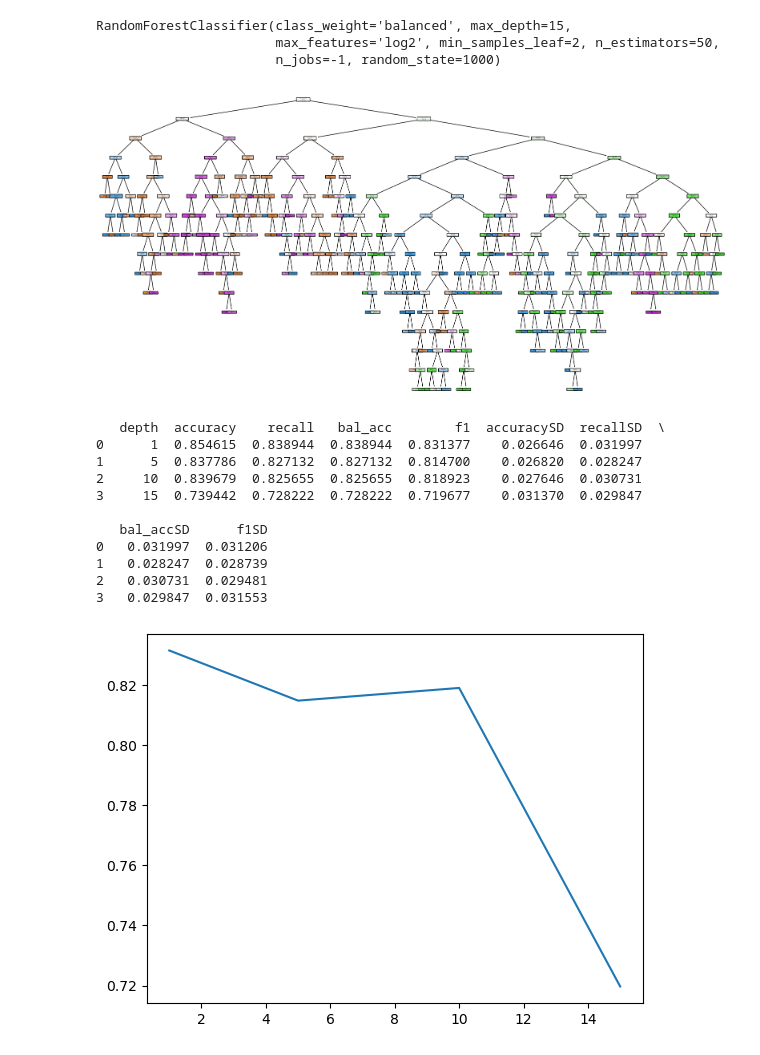
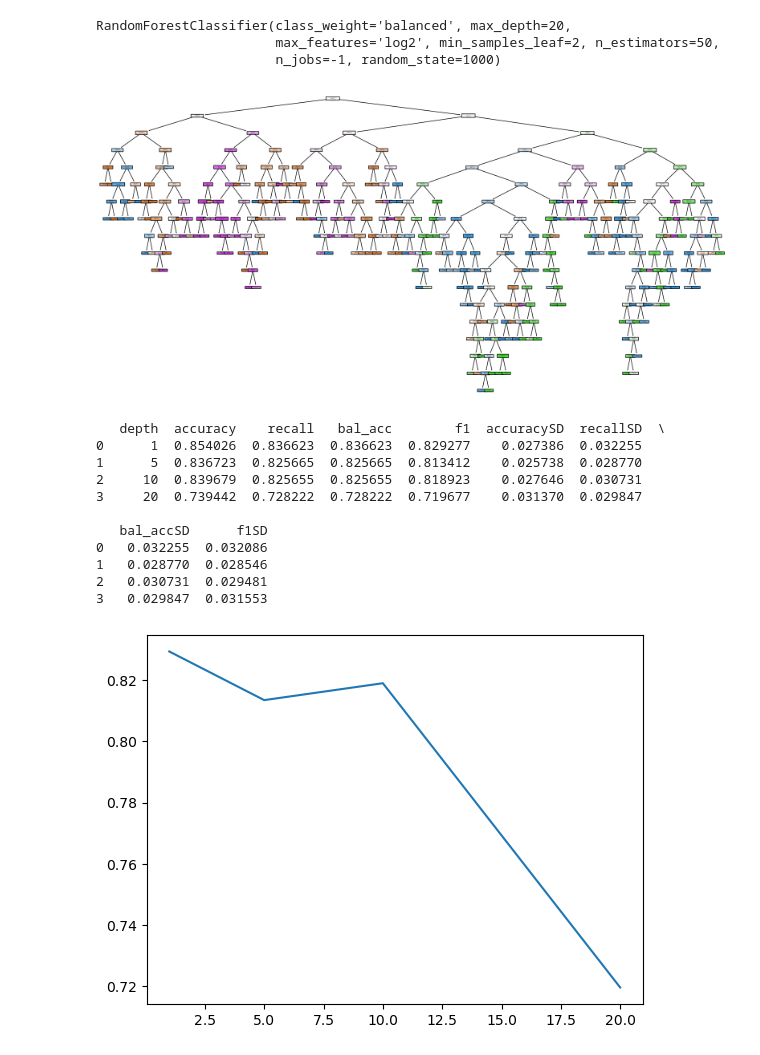
Before and after one commit to mrcarlson3/DS3021Final, a Jupyter notebook: ObesityPrediction.ipynb, the cells around one changed output. Saved outputs shown, nothing was run; the diff lists cells and outputs as text; code cells hidden in the pictures.

```diff
--- a/ObesityPrediction.ipynb
+++ b/ObesityPrediction.ipynb
@@ -13,5 +21,7 @@ df = pd.read_csv('ObesityDataSet-1.csv')
 # %%
-def combine_weight_category(row):
+# this is a function to combine weight categories into broader categories of Underweight, Normal, Overweight, and Obesity
+#this is done by searching each row and using if statements to see which category it belongs to
+def combine_weight(row):
     if row in ['Overweight_Level_I', 'Overweight_Level_II']:
         return 'Overweight'
     elif row in ['Obesity_Type_I', 'Obesity_Type_II', 'Obesity_Type_III']:
@@ -23,9 +33,11 @@ def combine_weight_category(row):
     else:
         return row
 
-df['weight'] = df['NObeyesdad'].apply(combine_weight_category)
-df['weight'].value_counts()
+#creating new column called weight and applying the combine_weight function to the NObeyesdad (target variable) column
+df['weight'] = df['NObeyesdad'].apply(combine_weight)
+#dropping the height and weight columns as they are not looked at in this analysis
 df.drop(columns=['Weight'], inplace=True)
 df.drop(columns=['Height'], inplace=True)
+#dropping original target variable column
 df.drop(columns=['NObeyesdad'], inplace=True)
 # %%
@@ -62,14 +75,17 @@ X_train, X_tune, X_test, y_train, y_tune, y_test = clean_split_data(df, 'weight'
 kf = RepeatedStratifiedKFold(n_splits=10, n_repeats =5, random_state=42)
 clf = RandomForestClassifier(random_state=1000, n_jobs=-1, class_weight='balanced')
 # %%
+#creating the parameter grid, most importantly depth and number of estimators for random forest
 param_grid = {
-    "max_depth": [1, 5, 10, 15],
+    "max_depth": [1, 5, 10, 20],
     "min_samples_split": [2, 5, 10],
     "min_samples_leaf": [1, 2, 4],
     "n_estimators": [50, 100, 200, 300],
     "max_features": ['sqrt', 'log2'],
 }
-
+# setting up the randomized search cross-validation, using random seed for reproducibility
+# random search is used as it is much more efficient than grid search as well as can handle larger number of estimators better
+np.random.seed(1)
 search = RandomizedSearchCV(
     estimator=clf,
     param_distributions=param_grid,
@@ -82,10 +99,13 @@ search = RandomizedSearchCV(
 model = search.fit(X_train, y_train)
 # %%
+#printing the best model parameters
 best = model.best_estimator_
 print(best)
+#looking at a sample of the trees
 plt.figure(figsize=(20, 10))
 # Visualize the first tree in the random forest
 plot_tree(
+	#takes first tree
 	best.estimators_[0],
 	feature_names=X_train.columns,
 	class_names=[str(label) for label in y_train.unique()],
@@ -94,12 +114,12 @@ plot_tree(
 )
 plt.show()
 # %% [output]
-RandomForestClassifier(class_weight='balanced', max_depth=15,
+RandomForestClassifier(class_weight='balanced', max_depth=20,
                        max_features='log2', min_samples_leaf=2, n_estimators=50,
                        n_jobs=-1, random_state=1000)
-[figure, old version]
+[figure, new version]
 # %%
-np.random.seed(1)
+# looking at the scoring metrics of the model
 accuracy = model.cv_results_['mean_test_accuracy']
 recall = model.cv_results_['mean_test_recall_macro']
 bal_acc = model.cv_results_['mean_test_balanced_accuracy']
@@ -107,39 +127,39 @@ f1 = model.cv_results_['mean_test_f1_macro']
 
 SDaccuracy = model.cv_results_['std_test_accuracy']
 SDrecall = model.cv_results_['std_test_recall_macro']
 SDbal_acc = model.cv_results_['std_test_balanced_accuracy']
 SDf1 = model.cv_results_['std_test_f1_macro']
 
 depth = np.unique(model.cv_results_['param_max_depth']).data
 
 final_model = pd.DataFrame(list(zip(depth, accuracy, recall, bal_acc, f1, SDaccuracy, SDrecall, SDbal_acc, SDf1)),
                columns=['depth', 'accuracy', 'recall', 'bal_acc', 'f1', 'accuracySD', 'recallSD', 'bal_accSD', 'f1SD'])
 
 print(final_model)
-plt.plot(final_model['depth'], final_model['f1'], label='F1 Macro')
 
-
+#plotting an interactive plotly express graph
 fig = px.line(
     final_model,
     x='depth',
     y='f1',
+    #setting error bars to deviation of f1SD
     error_y='f1SD',
     title='F1 Macro vs Depth',
     labels={'depth': 'Depth', 'f1': 'F1 Macro'},
     template='plotly_white'
 )
 fig.show()
 # %% [output]
    depth  accuracy    recall   bal_acc        f1  accuracySD  recallSD  \
-0      1  0.854615  0.838944  0.838944  0.831377    0.026646  0.031997
-1      5  0.837786  0.827132  0.827132  0.814700    0.026820  0.028247
+0      1  0.854026  0.836623  0.836623  0.829277    0.027386  0.032255
+1      5  0.836723  0.825665  0.825665  0.813412    0.025738  0.028770
 2     10  0.839679  0.825655  0.825655  0.818923    0.027646  0.030731
-3     15  0.739442  0.728222  0.728222  0.719677    0.031370  0.029847
+3     20  0.739442  0.728222  0.728222  0.719677    0.031370  0.029847
 
    bal_accSD      f1SD
-0   0.031997  0.031206
-1   0.028247  0.028739
+0   0.032255  0.032086
+1   0.028770  0.028546
 2   0.030731  0.029481
 3   0.029847  0.031553
-[figure, old version]
+[figure, new version]
 # %%
```
Also changed, not shown: parts of 9 cells of this notebook.
